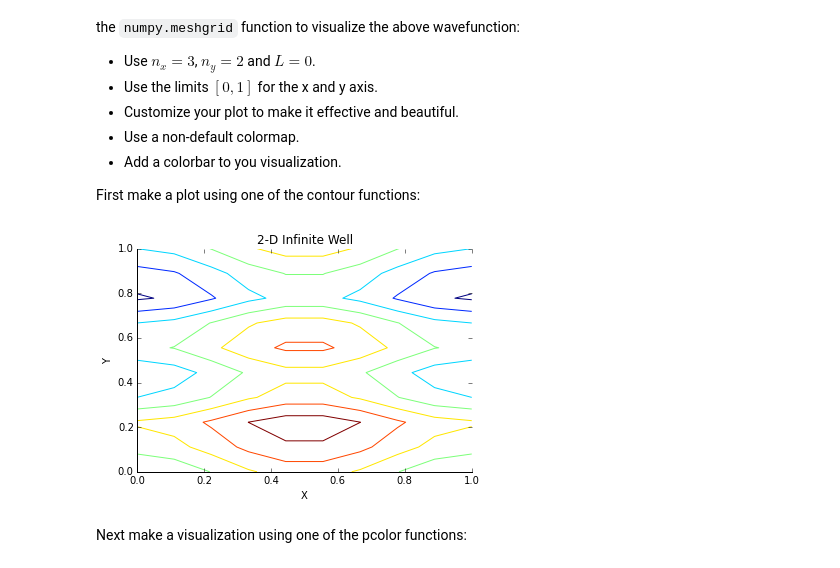
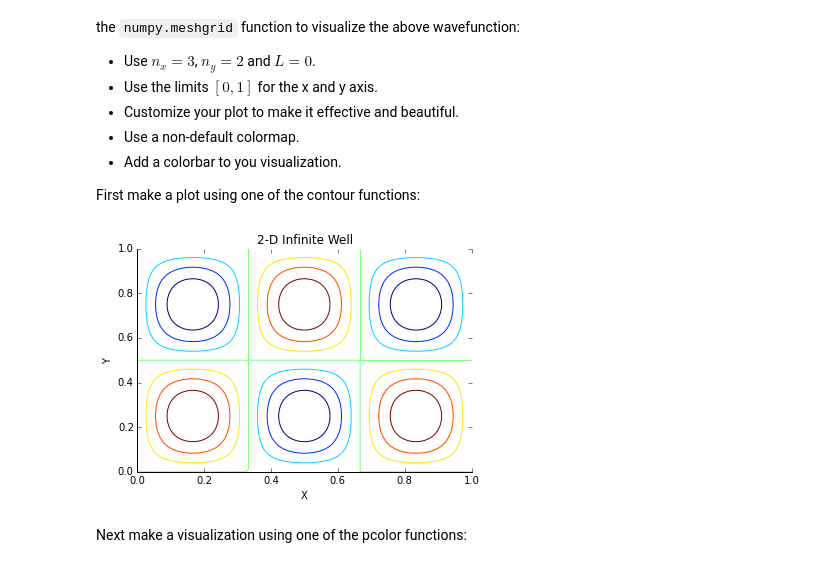
Before and after one commit to nproctor/phys202-2015-work, a Jupyter notebook: assignments/assignment05/MatplotlibEx03.ipynb, the cells around one changed output. Drawn from its saved outputs; the diff is of its cells as text; code cells hidden in the pictures.

```diff
--- a/assignments/assignment05/MatplotlibEx03.ipynb
+++ b/assignments/assignment05/MatplotlibEx03.ipynb
@@ -41,27 +41,31 @@ First make a plot using one of the contour functions:
 # %%
 #Set given variables
 nx = 3
 ny = 2
 L = 1
 
+x = np.linspace(0,1,100)
+y = np.linspace(0,1,100)
+
+X, Y = np.meshgrid(x, y)
+
 #We need a 2D matrix, so set a second function
-psi2 = well2d(np.linspace(0,1,10), np.linspace(0,1,10), nx, ny)
+psi2 = well2d(X, Y, nx, ny, L)
 
-#Mesh together for graphing
-x, y = np.meshgrid(psi, psi2)
+
 
 #Contour graph
-plt.contour(np.linspace(0,L,10), np.linspace(0,L,10), x+y)
+plt.contour(X, Y, psi2)
 
 #Style Graph
 plt.xlabel("X")
 plt.ylabel("Y")
 plt.title("2-D Infinite Well")
 ax = plt.gca()
 ax.spines['right'].set_color('none')
 ax.spines['top'].set_color('none')
 # %% [output]
-[figure, old version]
+[figure, new version]
 # %%
 assert True # use this cell for grading the contour plot
 # %% [markdown]
```
Also changed, not shown: 2 other files.
